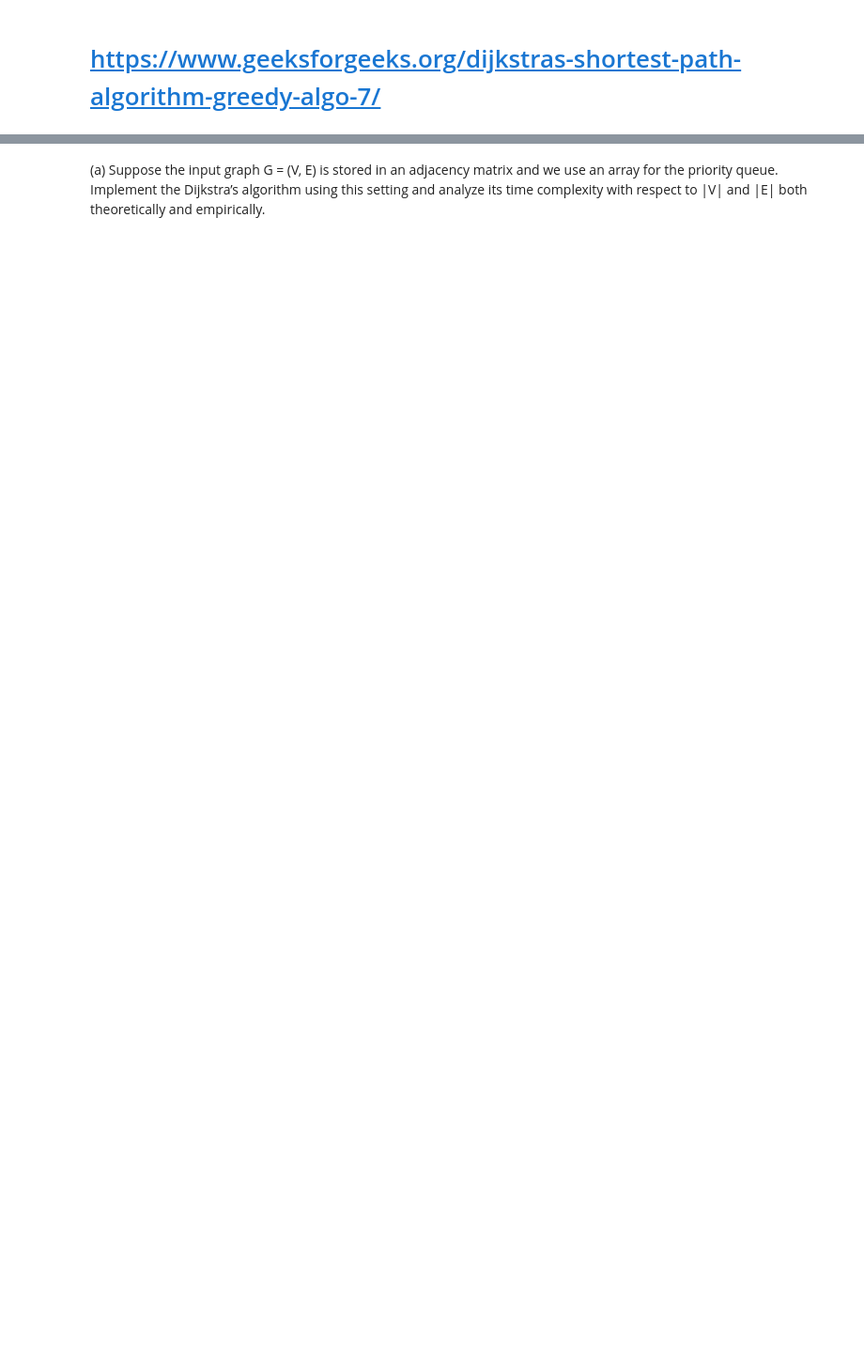
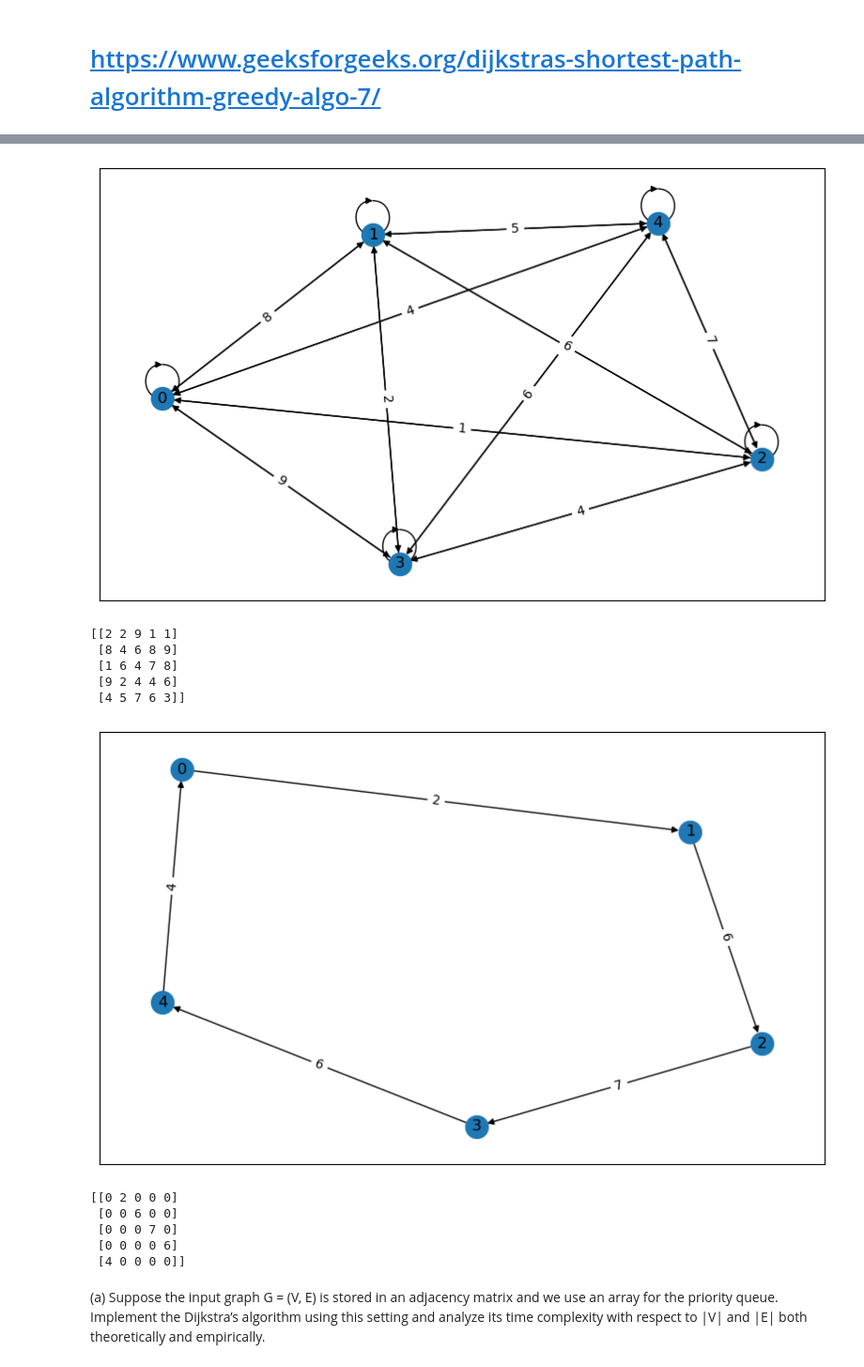
Before and after one commit to TiangSoonYong/SC2001-Team-7, a Jupyter notebook: Example 2/Example 2.ipynb, the cells around one changed output, grey strips where cells are left out. Shown at 94% size. Drawn from its saved outputs; the diff is of its cells as text; code cells hidden in the pictures; blank space fills up the shorter version.

```diff
--- a/Example 2/Example 2.ipynb
+++ b/Example 2/Example 2.ipynb
@@ -27,20 +27,18 @@ def generate_random_graph(V, E):
     G = nx.empty_graph(V, nx.DiGraph())
     for e in range(1, (E//V)+1):
         for v in range(V):
-            G.add_weighted_edges_from([(v, (v+e)%(V), random.randint(1,10))])
+            G.add_weighted_edges_from([(v, (v+e)%(V), random.randint(1,9))])
     for v in range(0, E%V):
-        G.add_weighted_edges_from([(v, (v+(E//V)+1)%(V), random.randint(1,10))])
+        G.add_weighted_edges_from([(v, (v+(E//V)+1)%(V), random.randint(1,9))])
     return G
 
-G = generate_graph(1000, 1000*1000)
-'''
-plt.figure(figsize=(10,6))
-pos = nx.spring_layout(G, seed=0)
-nx.draw_networkx(G,pos)
-edge_labels = nx.get_edge_attributes(G, "weight")
-nx.draw_networkx_edge_labels(G, pos, edge_labels)
-plt.show()
-'''
+def mask_random_graph(G,V,E):
+    temp = G.copy()
+    for e in range((E//V)+2, V+1):
+        for v in range(V):
+            temp.remove_edge(v, (v+e)%(V))
 
-print(nx.adjacency_matrix(G).todense())
-G.number_of_edges()
+    for v in range(V-1, E%V-1, -1):
+        temp.remove_edge(v, (v+(E//V)+1)%(V))
+
+    return temp
@@ -56,3 +95,34 @@ G.number_of_edges()
+# %%
+G = generate_random_graph (5, 5**2)
+plt.figure(figsize=(10,6))
+pos = nx.spring_layout(G, seed=0)
+nx.draw_networkx(G,pos)
+edge_labels = nx.get_edge_attributes(G, "weight")
+nx.draw_networkx_edge_labels(G, pos, edge_labels)
+plt.show()
+print(nx.adjacency_matrix(G).todense())
+
+G = mask_random_graph(G, 5,5)
+plt.figure(figsize=(10,6))
+pos = nx.spring_layout(G, seed=0)
+nx.draw_networkx(G,pos)
+edge_labels = nx.get_edge_attributes(G, "weight")
+nx.draw_networkx_edge_labels(G, pos, edge_labels)
+plt.show()
+print(nx.adjacency_matrix(G).todense())
+# %% [output]
+[figure, added]
+[[2 2 9 1 1]
+ [8 4 6 8 9]
+ [1 6 4 7 8]
+ [9 2 4 4 6]
+ [4 5 7 6 3]]
+[figure, added]
+[[0 2 0 0 0]
+ [0 0 6 0 0]
+ [0 0 0 7 0]
+ [0 0 0 0 6]
+ [4 0 0 0 0]]
 # %% [markdown]
 (a) Suppose the input graph G = (V, E) is stored in an adjacency matrix and we
 use an array for the priority queue. Implement the Dijkstra’s algorithm using this
```
Also changed, not shown: parts of 17 cells of this notebook.
